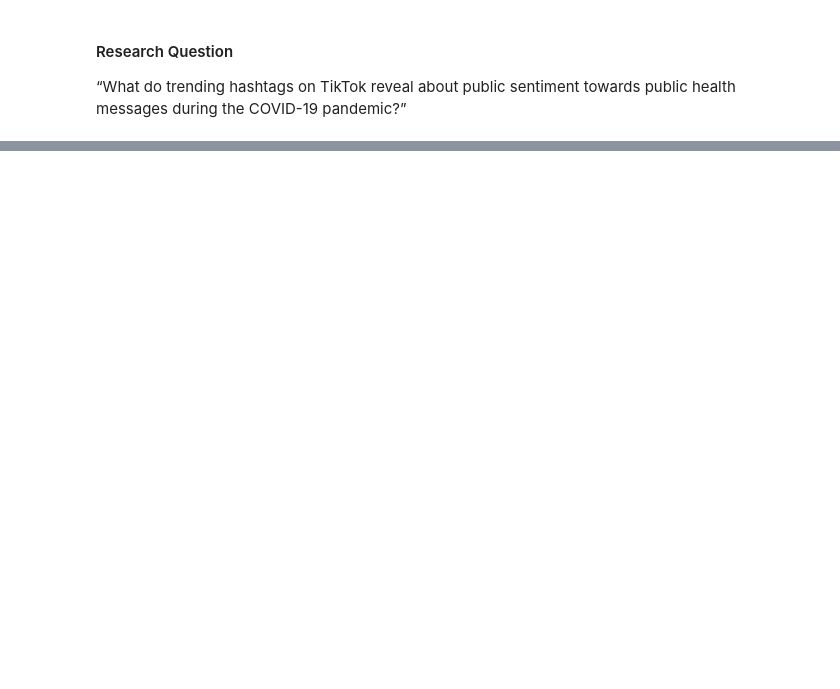
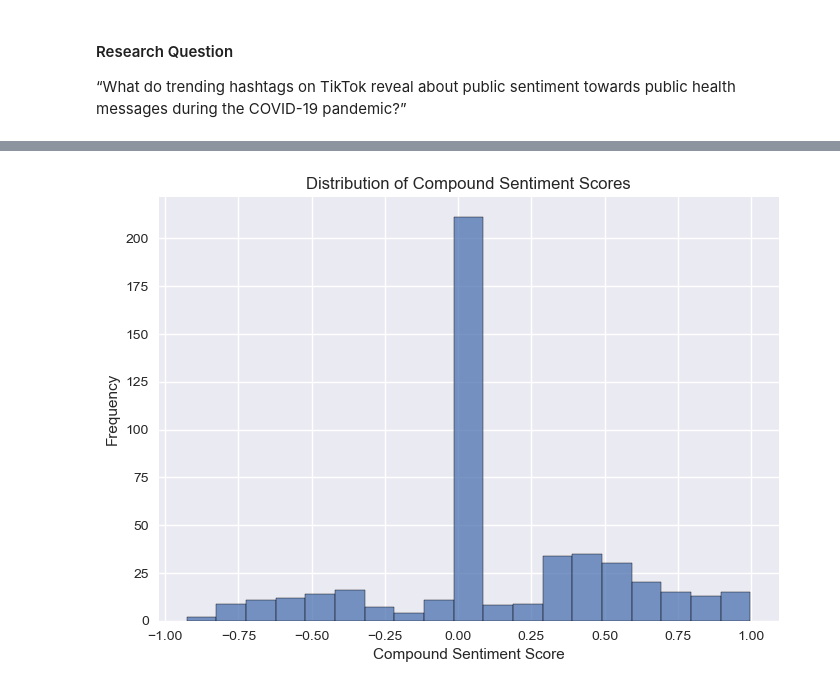
Before and after one commit to nicole-martinez/dighum101-covid19-hashtag-sentiment-analysis, a Jupyter notebook: Covid19-Hashtag-Sentiment-Analysis.ipynb, the cells around one changed output, grey strips where cells are left out. Drawn from its saved outputs; the diff is of its cells as text; code cells hidden in the pictures; blank space fills up the shorter version.

```diff
--- a/Covid19-Hashtag-Sentiment-Analysis.ipynb
+++ b/Covid19-Hashtag-Sentiment-Analysis.ipynb
@@ -154,0 +345,9 @@ plt.show()
+# %%
+# Bar Graph: a bar graph to show the distribution of sentiment scores
+sns.histplot(data=results_df['compound'])
+plt.title('Distribution of Compound Sentiment Scores')
+plt.xlabel('Compound Sentiment Score')
+plt.ylabel('Frequency')
+plt.show()
+# %% [output]
+[figure, added]
```
Also changed, not shown: parts of 37 cells of this notebook, 6 other files.
